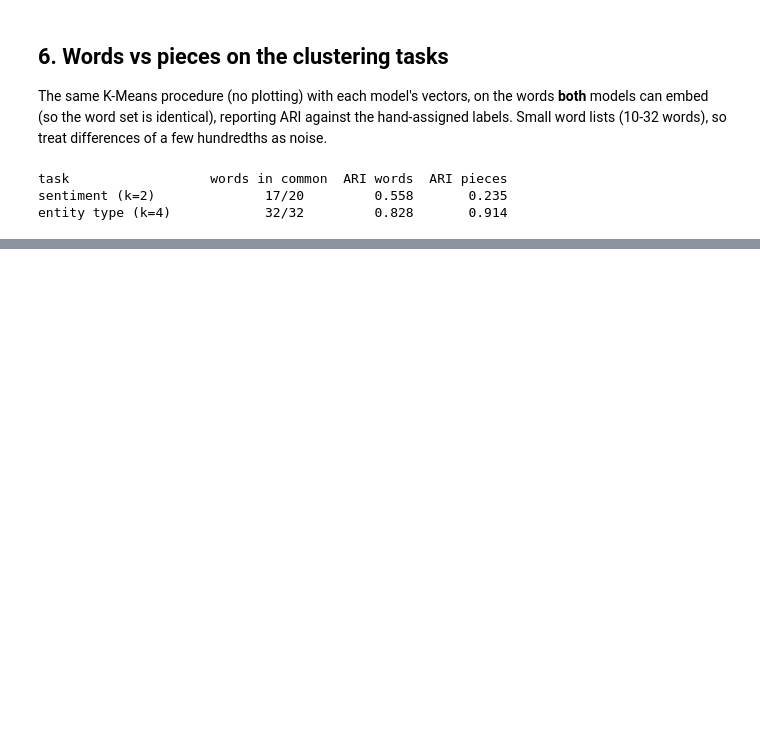
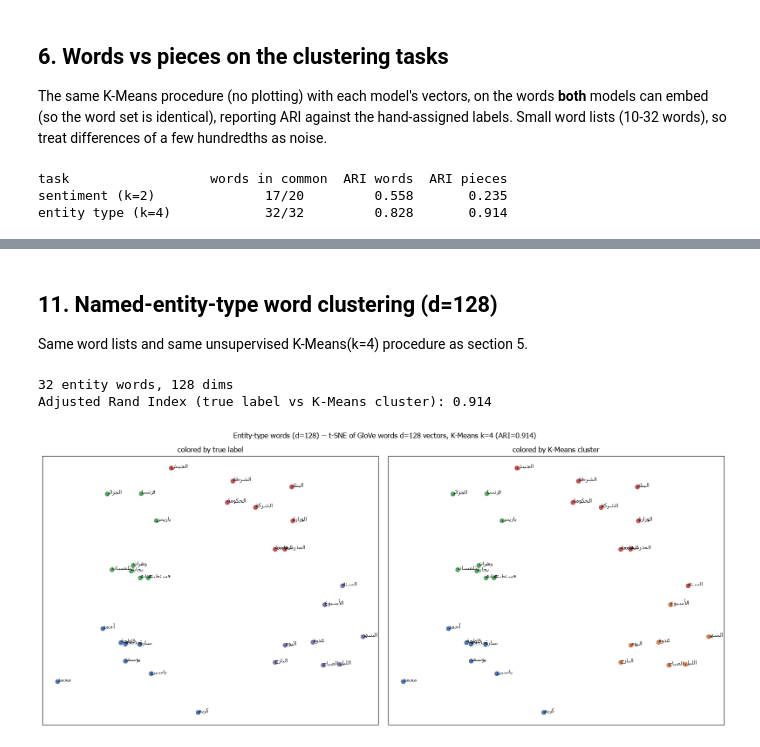
Before and after one commit to nasro-bay/DarijaDZ, a Jupyter notebook: Embeddings/glove/glove_eval.ipynb, the cells around one changed output, grey strips where cells are left out. Cells and saved outputs as stored; diff of their text form; code cells hidden in the pictures; blank space fills up the shorter version.

```diff
--- a/Embeddings/glove/glove_eval.ipynb
+++ b/Embeddings/glove/glove_eval.ipynb
@@ -537,0 +682,19 @@ entity type (k=4)            32/32         0.828       0.914
+# %% [markdown]
+## 11. Named-entity-type word clustering (d=128)
+
+Same word lists and same unsupervised K-Means(k=4) procedure as section 5.
+# %%
+ent_X_128, ent_words_128, ent_true_labels_128 = build_word_group_vectors({
+    "person": PERSON_WORDS, "location": LOCATION_WORDS,
+    "organization": ORGANIZATION_WORDS, "time_date": TIME_DATE_WORDS,
+}, embed_fn=get_word_vector_128)
+print(f"{ent_X_128.shape[0]} entity words, {ent_X_128.shape[1]} dims")
+
+ent_kmeans_128, ent_ari_128 = plot_clustering(
+    ent_X_128, ent_words_128, ent_true_labels_128, ent_colors, k=4,
+    title="Entity-type words (d=128)", model_label=MODEL_LABEL_128,
+)
+# %% [output]
+32 entity words, 128 dims
+Adjusted Rand Index (true label vs K-Means cluster): 0.914
+[figure, added]
```
Also changed, not shown: parts of 14 cells of this notebook, 13 other files.
